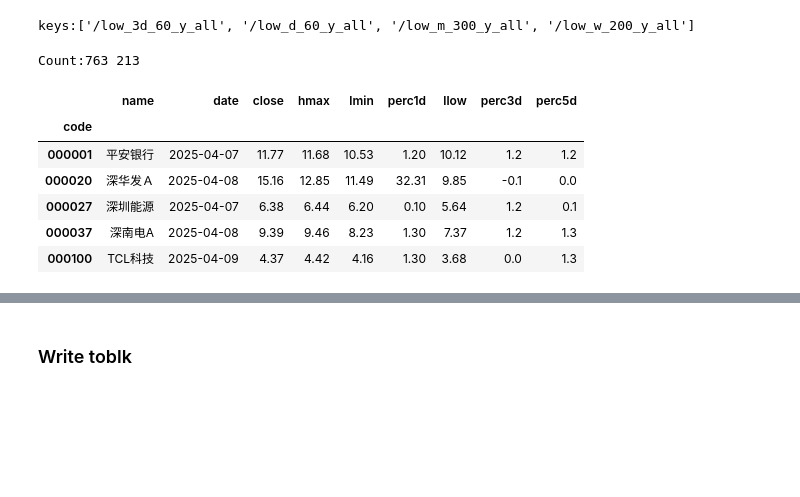
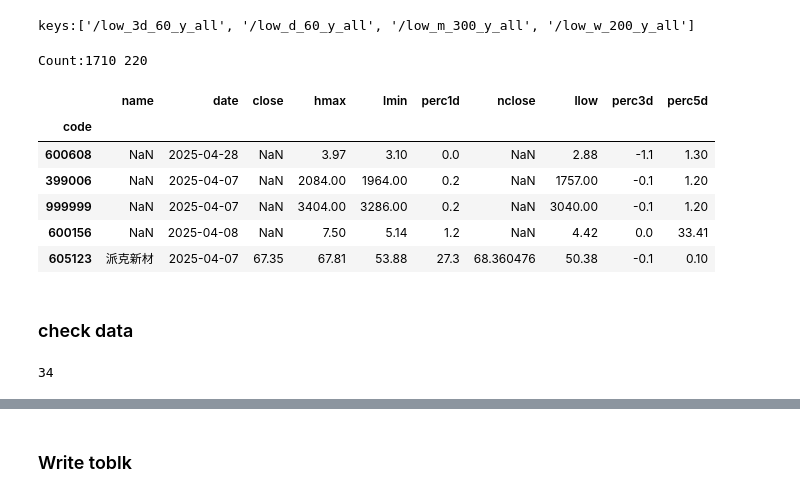
Before and after one commit to johnsonhongyi/pyQuant3, a Jupyter notebook: stock/jupyterAlgo/Quant2023/resample-monitor.ipynb, the cells around one changed output, grey strips where cells are left out. Drawn from its saved outputs; the diff is of its cells as text; code cells hidden in the pictures; blank space fills up the shorter version.

```diff
--- a/stock/jupyterAlgo/Quant2023/resample-monitor.ipynb
+++ b/stock/jupyterAlgo/Quant2023/resample-monitor.ipynb
@@ -247,6 +248,9 @@ def apply_col_toint(df, col=None):
     return df
 
 def readHdf5(fpath, root=None):
+    if not os.path.exists(fpath):
+        print(f'fpath is not exists')
+        return None
     store = pd.HDFStore(fpath, "r")
     print(store.keys())
     if len(store.keys()) > 0 and root is None and store is not None:
@@ -451,19 +495,26 @@ tdx_d = cct.combine_dataFrame(h5_d,sinadm)
 keys:['/low_3d_60_y_all', '/low_d_60_y_all', '/low_m_300_y_all', '/low_w_200_y_all']
 # %%
 # td_code = tdx_d.query('lasth1d > lasth2d > lasth3d and close >= high4')
-td_code = tdx_d.query('ma51d > ma10d and ral > 3 and low >ma10d')
+td_code = tdx_d.query('ma51d > ma10d and ral > 3 and lastp1d >ma20d' )
 show_tdx_data(td_code,limit=5)
 # %% [output]
-Count:763 213
+Count:1710 220
-|  | name | date | close | hmax | lmin | perc1d | llow | perc3d | perc5d |
-| code |  |  |  |  |  |  |  |  |  |
-| 000001 | 平安银行 | 2025-04-07 | 11.77 | 11.68 | 10.53 | 1.20 | 10.12 | 1.2 | 1.2 |
-| 000020 | 深华发Ａ | 2025-04-08 | 15.16 | 12.85 | 11.49 | 32.31 | 9.85 | -0.1 | 0.0 |
-| 000027 | 深圳能源 | 2025-04-07 | 6.38 | 6.44 | 6.20 | 0.10 | 5.64 | 1.2 | 0.1 |
-| 000037 | 深南电A | 2025-04-08 | 9.39 | 9.46 | 8.23 | 1.30 | 7.37 | 1.2 | 1.3 |
-| 000100 | TCL科技 | 2025-04-09 | 4.37 | 4.42 | 4.16 | 1.30 | 3.68 | 0.0 | 1.3 |
+|  | name | date | close | hmax | lmin | perc1d | nclose | llow | perc3d | perc5d |
+| code |  |  |  |  |  |  |  |  |  |  |
+| 600608 | NaN | 2025-04-28 | NaN | 3.97 | 3.10 | 0.0 | NaN | 2.88 | -1.1 | 1.30 |
+| 399006 | NaN | 2025-04-07 | NaN | 2084.00 | 1964.00 | 0.2 | NaN | 1757.00 | -0.1 | 1.20 |
+| 999999 | NaN | 2025-04-07 | NaN | 3404.00 | 3286.00 | 0.2 | NaN | 3040.00 | -0.1 | 1.20 |
+| 600156 | NaN | 2025-04-08 | NaN | 7.50 | 5.14 | 1.2 | NaN | 4.42 | 0.0 | 33.41 |
+| 605123 | 派克新材 | 2025-04-07 | 67.35 | 67.81 | 53.88 | 27.3 | 68.360476 | 50.38 | -0.1 | 0.10 |
 # %%
 code_f=  list(set(tm_code.index) & set(tw_code.index) & set(t3d_code.index)  & set(td_code.index))
+# %% [markdown]
+### check data
+# %%
+code_check = [co for co in code_f if co in tdx_3d.index]
+len(code_check)
+# %% [output]
+34
 # %%
 show_tdx_data(td_code.loc[code_f])
 # %% [output]
```
Also changed, not shown: parts of 14 cells of this notebook.
